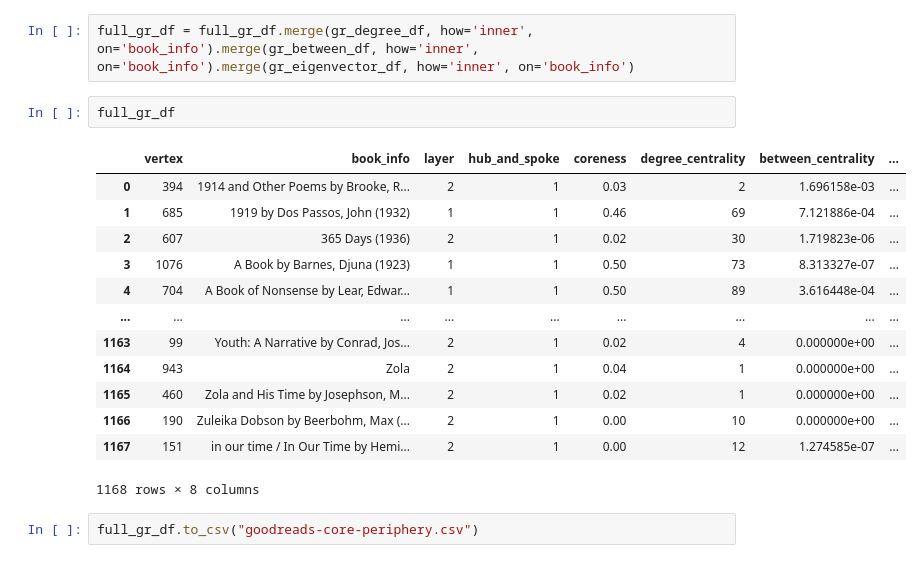
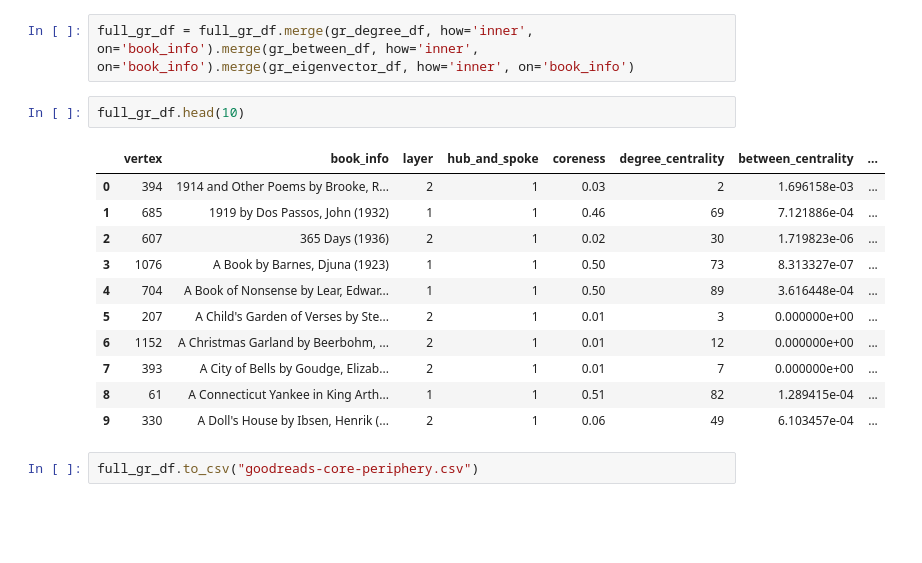
Before and after one commit to gyauney/shakespeare-and-company-social-readership, a Jupyter notebook: core-periphery-books.ipynb, the cells around one changed output. Cells and saved outputs as stored; diff of their text form; blank space fills up the shorter version.

```diff
--- a/core-periphery-books.ipynb
+++ b/core-periphery-books.ipynb
@@ -924,21 +658,19 @@ gr_eigenvector_df
 # %%
 full_gr_df = full_gr_df.merge(gr_degree_df, how='inner', on='book_info').merge(gr_between_df, how='inner', on='book_info').merge(gr_eigenvector_df, how='inner', on='book_info')
 # %%
-full_gr_df
+full_gr_df.head(10)
 # %% [output]
 |  | vertex | book_info | layer | hub_and_spoke | coreness | degree_centrality | between_centrality | ... |
 | 0 | 394 | 1914 and Other Poems by Brooke, R... | 2 | 1 | 0.03 | 2 | 1.696158e-03 | ... |
 | 1 | 685 | 1919 by Dos Passos, John (1932) | 1 | 1 | 0.46 | 69 | 7.121886e-04 | ... |
 | 2 | 607 | 365 Days (1936) | 2 | 1 | 0.02 | 30 | 1.719823e-06 | ... |
 | 3 | 1076 | A Book by Barnes, Djuna (1923) | 1 | 1 | 0.50 | 73 | 8.313327e-07 | ... |
 | 4 | 704 | A Book of Nonsense by Lear, Edwar... | 1 | 1 | 0.50 | 89 | 3.616448e-04 | ... |
-| ... | ... | ... | ... | ... | ... | ... | ... | ... |
-| 1163 | 99 | Youth: A Narrative by Conrad, Jos... | 2 | 1 | 0.02 | 4 | 0.000000e+00 | ... |
-| 1164 | 943 | Zola | 2 | 1 | 0.04 | 1 | 0.000000e+00 | ... |
-| 1165 | 460 | Zola and His Time by Josephson, M... | 2 | 1 | 0.02 | 1 | 0.000000e+00 | ... |
-| 1166 | 190 | Zuleika Dobson by Beerbohm, Max (... | 2 | 1 | 0.00 | 10 | 0.000000e+00 | ... |
-| 1167 | 151 | in our time / In Our Time by Hemi... | 2 | 1 | 0.00 | 12 | 1.274585e-07 | ... |
+| 5 | 207 | A Child's Garden of Verses by Ste... | 2 | 1 | 0.01 | 3 | 0.000000e+00 | ... |
+| 6 | 1152 | A Christmas Garland by Beerbohm, ... | 2 | 1 | 0.01 | 12 | 0.000000e+00 | ... |
+| 7 | 393 | A City of Bells by Goudge, Elizab... | 2 | 1 | 0.01 | 7 | 0.000000e+00 | ... |
+| 8 | 61 | A Connecticut Yankee in King Arth... | 1 | 1 | 0.51 | 82 | 1.289415e-04 | ... |
+| 9 | 330 | A Doll's House by Ibsen, Henrik (... | 2 | 1 | 0.06 | 49 | 6.103457e-04 | ... |
-1168 rows × 8 columns
 # %%
 full_gr_df.to_csv("goodreads-core-periphery.csv")
 # %% [markdown]
```
Also changed, not shown: parts of 17 cells of this notebook.
